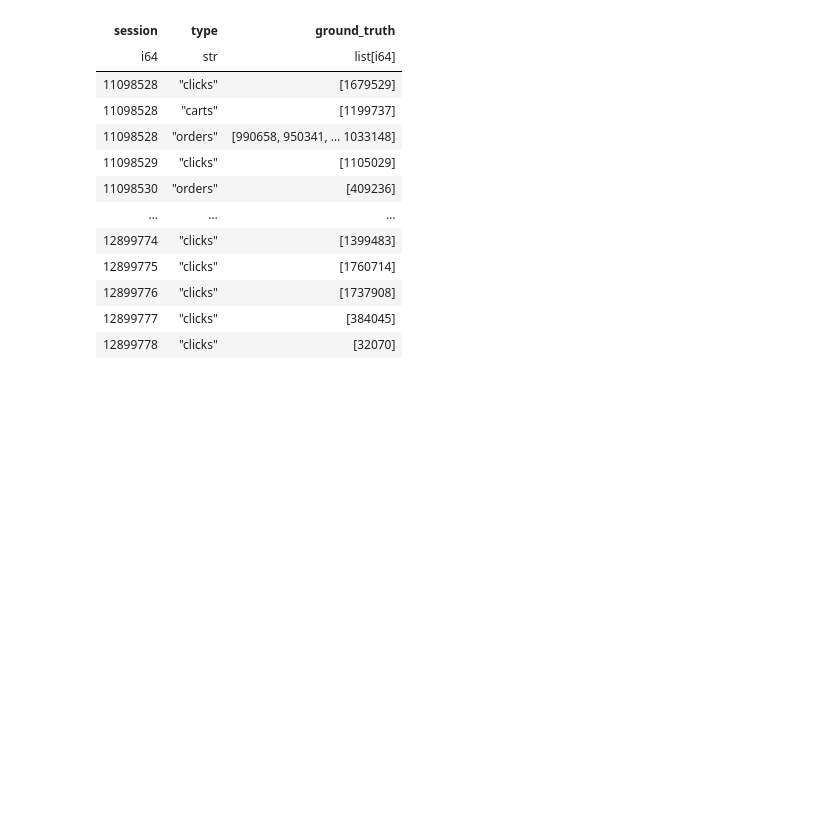
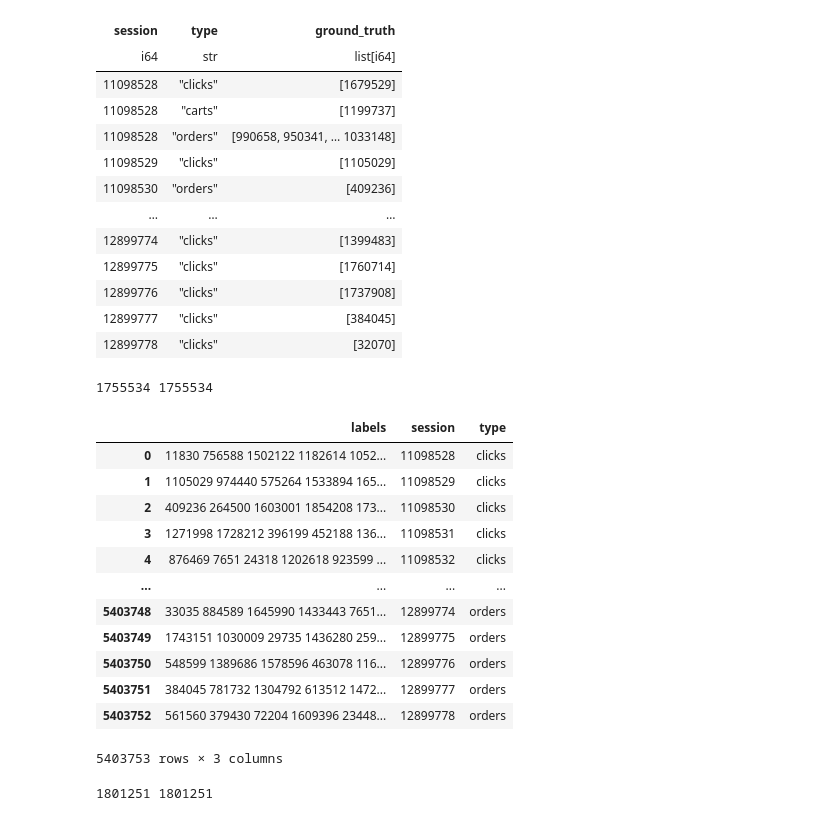
Before and after one commit to ChronusGong/ml_project, a Jupyter notebook: project_code/project.ipynb, the cells around one changed output. Drawn from its saved outputs; the diff is of its cells as text; code cells hidden in the pictures; blank space fills up the shorter version.

```diff
--- a/project_code/project.ipynb
+++ b/project_code/project.ipynb
@@ -749,0 +752,28 @@ shape: (2_212_692, 3)
+# %%
+test = test_labels[test_labels['type']=="clicks"]
+print(len(test), len(test['session'].unique()))
+# %% [output]
+1755534 1755534
+# %%
+submission[['session', 'type']] = submission['session_type'].str.split('_', expand=True)
+submission.drop(columns=['session_type'], inplace=True)
+display(submission)
+# %% [output]
+|  | labels | session | type |
+| 0 | 11830 756588 1502122 1182614 1052... | 11098528 | clicks |
+| 1 | 1105029 974440 575264 1533894 165... | 11098529 | clicks |
+| 2 | 409236 264500 1603001 1854208 173... | 11098530 | clicks |
+| 3 | 1271998 1728212 396199 452188 136... | 11098531 | clicks |
+| 4 | 876469 7651 24318 1202618 923599 ... | 11098532 | clicks |
+| ... | ... | ... | ... |
+| 5403748 | 33035 884589 1645990 1433443 7651... | 12899774 | orders |
+| 5403749 | 1743151 1030009 29735 1436280 259... | 12899775 | orders |
+| 5403750 | 548599 1389686 1578596 463078 116... | 12899776 | orders |
+| 5403751 | 384045 781732 1304792 613512 1472... | 12899777 | orders |
+| 5403752 | 561560 379430 72204 1609396 23448... | 12899778 | orders |
+5403753 rows × 3 columns
+# %%
+test2 = submission[submission['type']=="clicks"]
+print(len(test2), len(test2['session'].unique()))
+# %% [output]
+1801251 1801251
```
Also changed, not shown: parts of 24 cells of this notebook.
